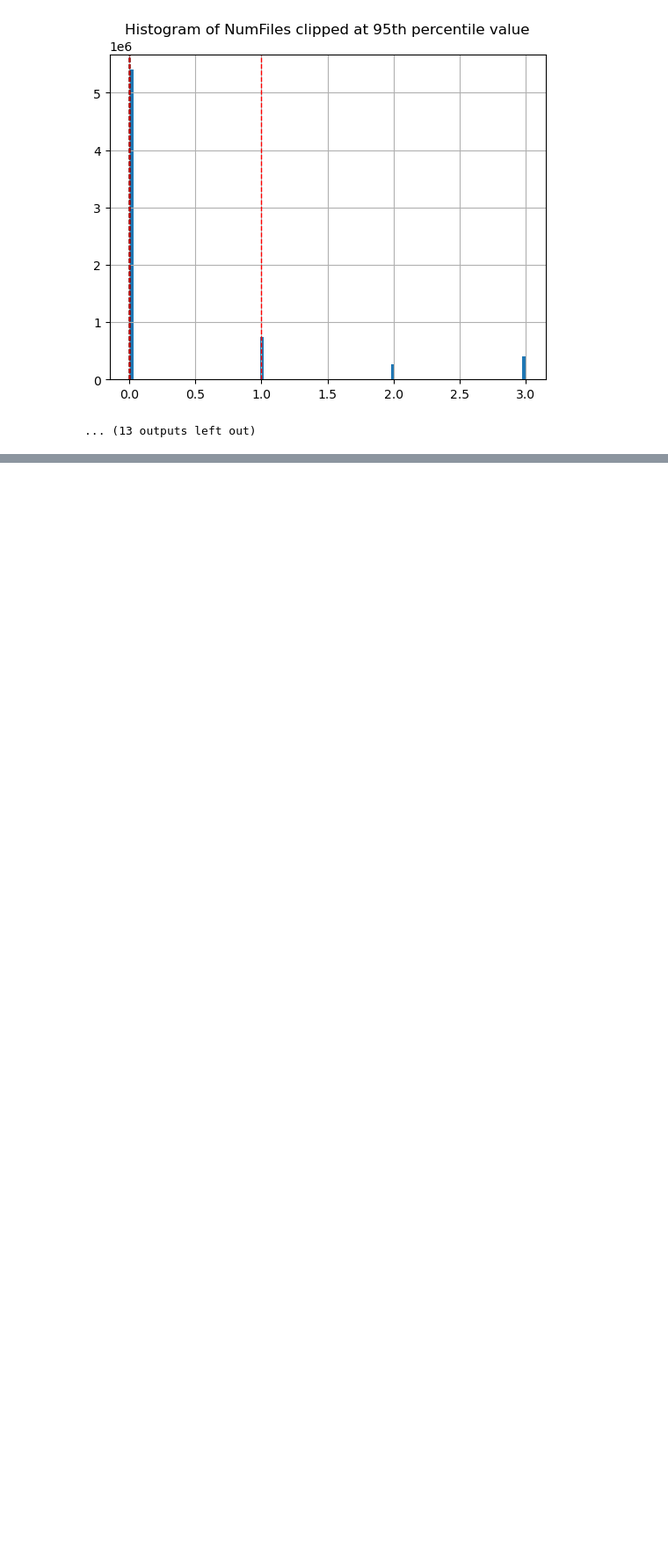
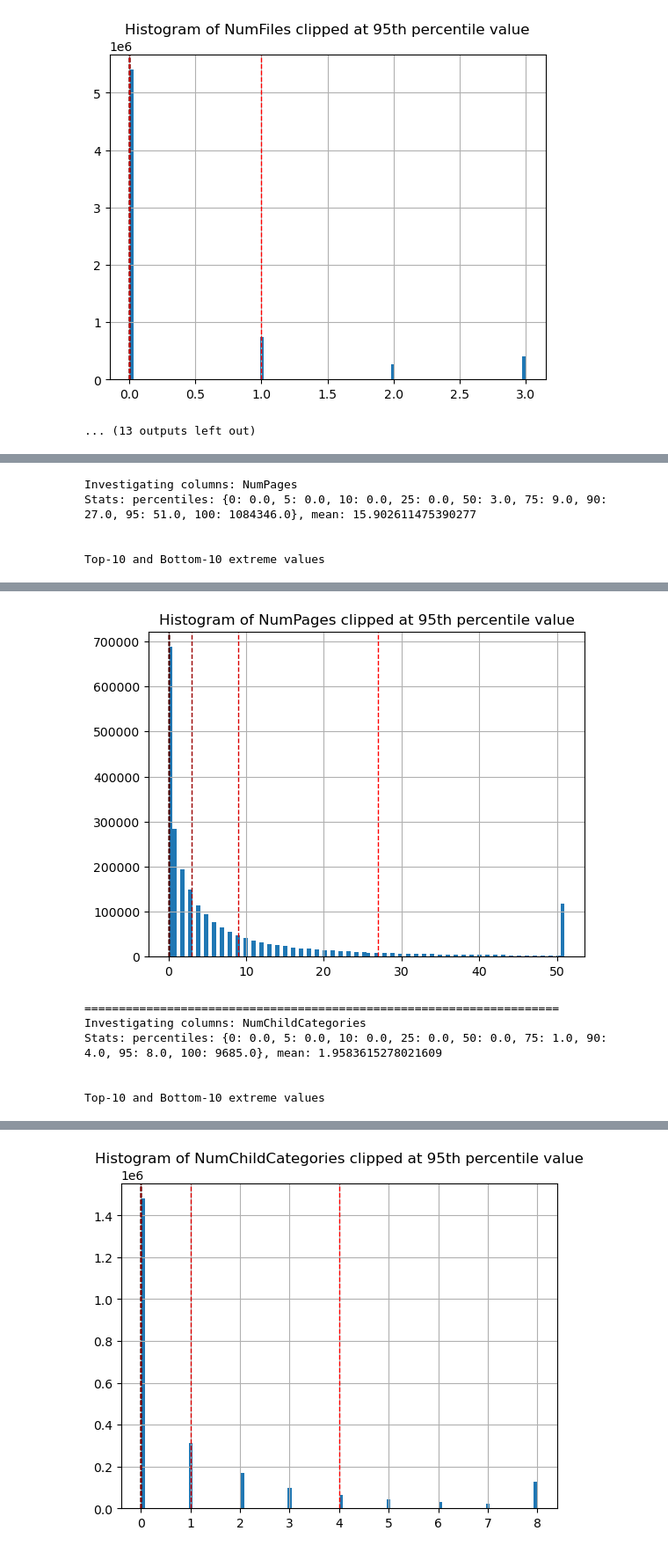
Before and after one commit to vmohit256/ml_practice, a Jupyter notebook: datasets/Wikipedia/exploratory_analysis_1.ipynb, the cells around one changed output, grey strips where cells are left out. Shown at 88% size. Saved outputs shown, nothing was run; the diff lists cells and outputs as text; code cells hidden in the pictures; blank space fills up the shorter version.

Commit message:
checkin current stauts. Need to figure out a more scalable setup for processing wikipedia data for analysis

```diff
--- a/datasets/Wikipedia/exploratory_analysis_1.ipynb
+++ b/datasets/Wikipedia/exploratory_analysis_1.ipynb
@@ -9,7 +9,7 @@ import src.wiki_analysis_utils as wiki_analysis_utils
 
 _ = importlib.reload(wiki_analysis_utils)
 # %%
-data_root_dir = r'D:\WikipediaDataset\data\\'
+data_root_dir = r'C:\Users\mohitvyas\MyDesktop\WikipediaDataset\data\\'
 # %%
 page_name_to_page_id, page_id_to_page_name, error_counts = \
     wiki_analysis_utils.load_page_name_to_id_map(data_root_dir, silent=True)
@@ -185,9 +183,3 @@ Top-10 and Bottom-10 extreme values
 | 9661951 | now what | 38651444 | 67 | 46 | 9 | 0 | 0 | ... |
 [figure]
 ... (13 outputs left out)
-# %%
-for col, maxval in [('NumPages', 100), ('NumSubCategories', 20), ('NumParentCategories', 100)]:
-    category_stats[col].apply(lambda x: min(x, maxval)).hist(bins=100)
-    plt.show()
-category_stats[['NumPages', 'NumSubCategories', 'NumParentCategories']]\
-    .describe()
@@ -254,0 +202,36 @@ pdf
+# %%
+for col in category_stats.columns:
+    if col=='CategoryId': continue
+    print (f"Investigating columns: {col}")
+
+    # obtain 95th percentile value
+    percentiles = {level: category_stats[col].quantile(level/100) for level in [0, 5, 10, 25, 50, 75, 90, 95, 100]}
+    mean = category_stats[col].mean()
+    print (f"Stats: percentiles: {percentiles}, mean: {mean}")
+
+    # see top and bottom 10 values
+    top_values = category_stats.sort_values(col, ascending=False).head(10)
+    bottom_values = category_stats.sort_values(col, ascending=True).head(10)
+    extremes = pd.concat([top_values, bottom_values])
+    # insert page name as first column
+    extremes.insert(0, 'CategoryName', extremes['CategoryId'].map(categories['id_to_name']))
+
+    print ("\n\nTop-10 and Bottom-10 extreme values\n\n")
+    with pd.option_context('display.max_colwidth', 1000000):
+        display(extremes)
+
+    # see histogram of values and clip at 95th percentile
+    category_stats[col].clip(upper=percentiles[95]).hist(bins=100)
+    # mark percentile values (except for 95) as vertical lines
+    for level in [0, 5, 10, 25, 50, 75, 90]:
+        plt.axvline(percentiles[level], color=((level+10)/100, 0, 0),
+                    linestyle='dashed', linewidth=1, label=f'{level}th percentile')
+    plt.title(f"Histogram of {col} clipped at 95th percentile value")
+    plt.show()
+    print ("=====================================================================")
+# %% [output]
+Investigating columns: NumPages
+Stats: percentiles: {0: 0.0, 5: 0.0, 10: 0.0, 25: 0.0, 50: 3.0, 75: 9.0, 90: 27.0, 95: 51.0, 100: 1084346.0}, mean: 15.902611475390277
+
+
+Top-10 and Bottom-10 extreme values
@@ -254,0 +255,7 @@ pdf
+[figure, added]
+=====================================================================
+Investigating columns: NumChildCategories
+Stats: percentiles: {0: 0.0, 5: 0.0, 10: 0.0, 25: 0.0, 50: 0.0, 75: 1.0, 90: 4.0, 95: 8.0, 100: 9685.0}, mean: 1.9583615278021609
+
+
+Top-10 and Bottom-10 extreme values
@@ -254,0 +279 @@ pdf
+[figure, added]
```
Also changed, not shown: parts of 8 cells of this notebook, 6 other files.
